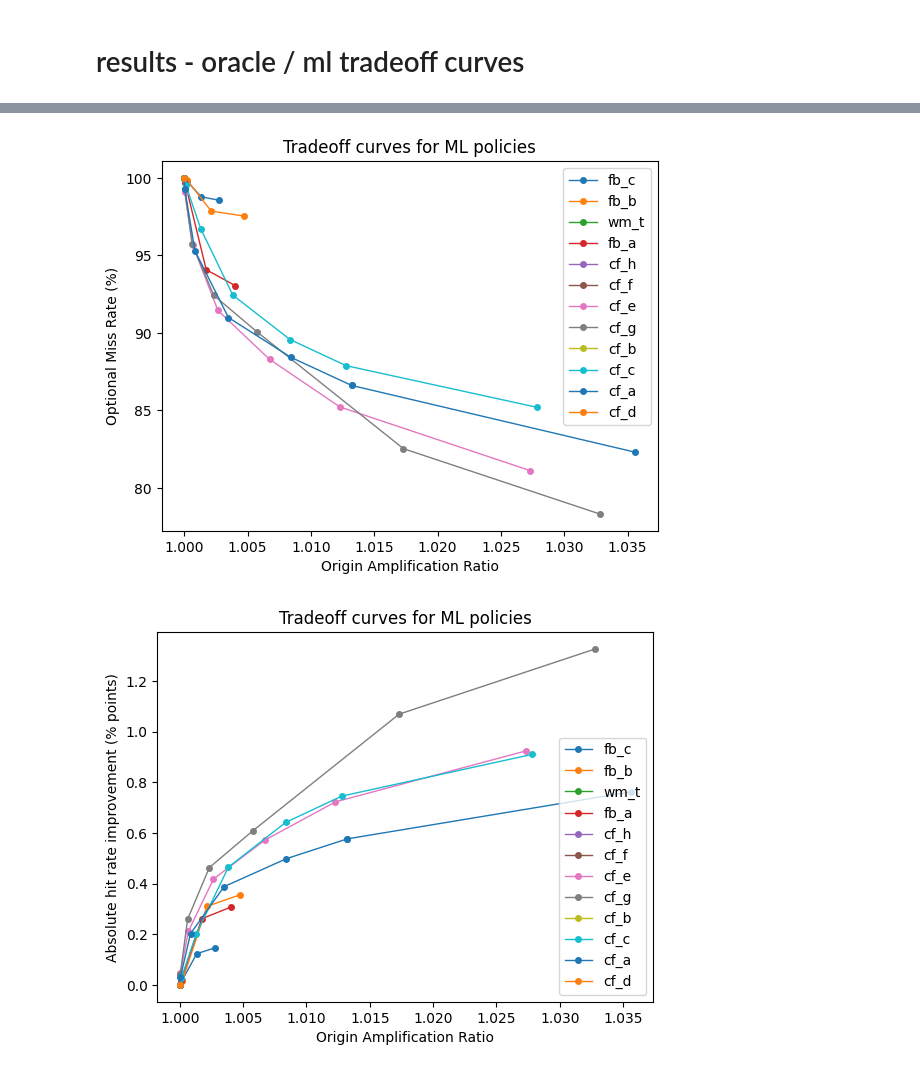
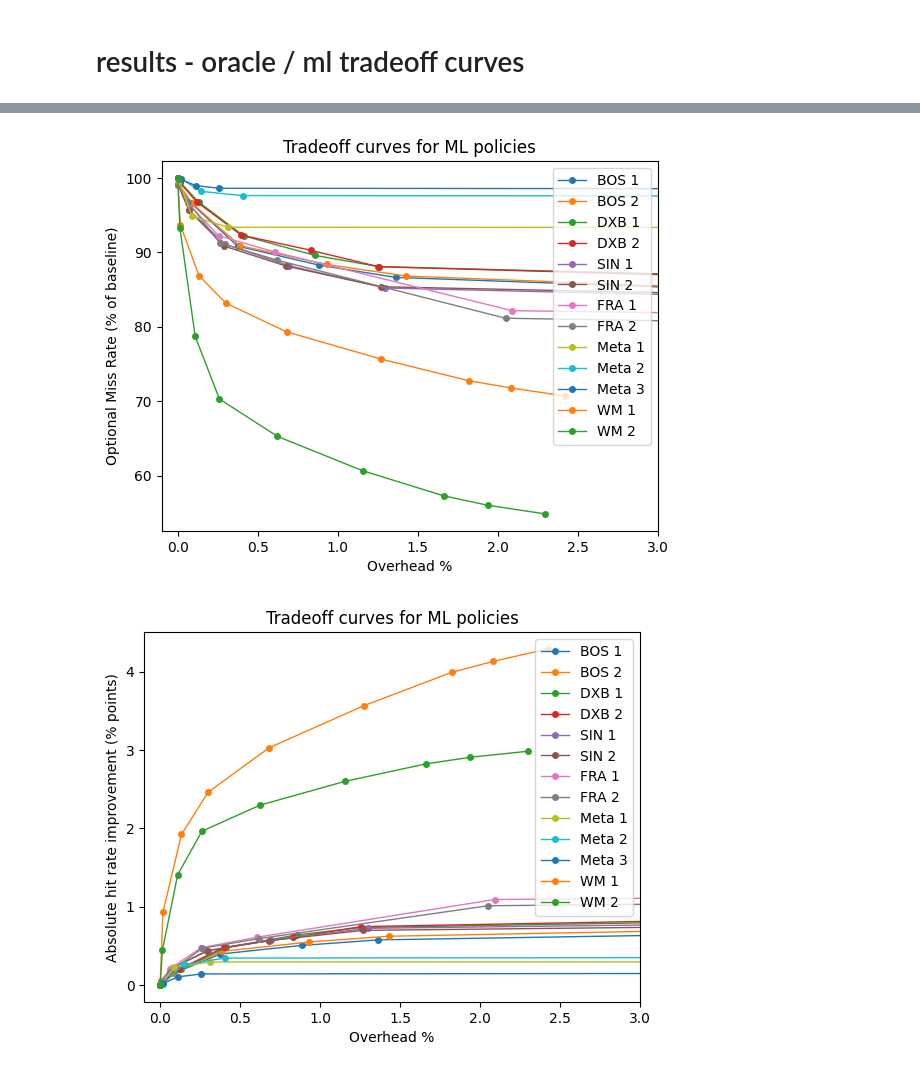
Before and after one commit to IsaacKhor/speculative_revalidation, a Jupyter notebook: analysis/_figs.ipynb, the cells around one changed output, grey strips where cells are left out. Cells and saved outputs as stored; diff of their text form; code cells hidden in the pictures.

```diff
--- a/analysis/_figs.ipynb
+++ b/analysis/_figs.ipynb
@@ -239,13 +252,13 @@ df.head()
 # %%
-oracledf = df[(df['mode'] == 'oracle') | (df['mode'] == 'never')][['in', 'mlthres', 'optmiss', 'amp_avg']]
-for i in oracledf['in'].unique():
-    nevermax = df[(df['mode'] == 'never') & (df['in'] == i)]['optmiss'].values[0]
+oracledf = df[(df['cache_type'] == 'lru') & ((df['mode'] == 'oracle') | (df['mode'] == 'never'))]
+for i in sorted(oracledf['in'].unique()):
+    nevermax = df[(df['mode'] == 'never') & (df['in'] == i) & (df['cache_type'] == 'lru')]['optmiss'].values[0]
     subset = oracledf[oracledf['in'] == i].sort_values(by='amp_avg')
-    subset = subset[subset['amp_avg'] < 1.6]
-    plt.plot(subset['amp_avg'], subset['optmiss'] / nevermax * 100, marker='o', ms=4, linewidth=1, label=i)
+    plt.plot((subset['amp_avg'] - 1) * 100, subset['optmiss'] / nevermax * 100, marker='o', ms=4, linewidth=1, label=i)
+plt.xlim(-0.5, 16)
 plt.legend()
 plt.title('Tradeoff curves for oracle-n policies')
-plt.xlabel('Origin Amplification Ratio')
+plt.xlabel('Overhead Ratio')
 plt.ylabel('Optional Miss Rate (%)')
 plt.savefig('../paper/figs/oracle_tradeoff.png')
 # %% [output]
@@ -253,29 +284,31 @@ plt.savefig('../paper/figs/oracle_tradeoff.png')
 # %%
-mldf = df[(df['mode'] == 'ml') | (df['mode'] == 'never')][['in', 'mlthres', 'optmiss', 'amp_avg']]
-for i in mldf['in'].unique():
-    nevermax = df[(df['mode'] == 'never') & (df['in'] == i)]['optmiss'].values[0]
+mldf = df[((df['mode'] == 'ml') | (df['mode'] == 'never')) & (df['cache_type'] == 'lru')][['in', 'trace', 'mlthres', 'optmiss', 'amp_avg']]
+for i in sorted(mldf['in'].unique()):
+    trace = rename_tbl.get(i, i)
+    nevermax = df[(df['mode'] == 'never') & (df['in'] == i) & (df['cache_type'] == 'lru')]['optmiss'].values[0]
     subset = mldf[mldf['in'] == i].sort_values(by='amp_avg')
-    subset = subset[subset['amp_avg'] < 1.1]
-    plt.plot(subset['amp_avg'], subset['optmiss'] / nevermax * 100, marker='o', ms=4, linewidth=1, label=i)
-plt.legend()
+    plt.plot((subset['amp_avg'] - 1) * 100, subset['optmiss'] / nevermax * 100, marker='o', ms=4, linewidth=1, label=trace)
+plt.xlim(-0.1, 3)
+plt.legend(loc='upper right')
 plt.title('Tradeoff curves for ML policies')
-plt.xlabel('Origin Amplification Ratio')
-plt.ylabel('Optional Miss Rate (%)')
+plt.xlabel('Overhead %')
+plt.ylabel('Optional Miss Rate (% of baseline)')
 plt.savefig('../paper/figs/ml_tradeoff_norm.png')
 # %% [output]
-[figure, old version]
+[figure, new version]
 # %%
-mldf = df[(df['mode'] == 'ml') | (df['mode'] == 'never')][['in', 'mlthres', 'optmiss', 'amp_avg']]
-for i in mldf['in'].unique():
-    nevermax = df[(df['mode'] == 'never') & (df['in'] == i)]['optmiss'].values[0]
+mldf = df[((df['mode'] == 'ml') | (df['mode'] == 'never')) & (df['cache_type'] == 'lru')][['in', 'trace', 'mlthres', 'optmiss', 'amp_avg']]
+for i in sorted(mldf['in'].unique()):
+    trace = rename_tbl.get(i, i)
+    nevermax = df[(df['mode'] == 'never') & (df['in'] == i) & (df['cache_type'] == 'lru')]['optmiss'].values[0]
     subset = mldf[mldf['in'] == i].sort_values(by='amp_avg')
-    subset = subset[subset['amp_avg'] < 1.1]
-    plt.plot(subset['amp_avg'], nevermax - subset['optmiss'], marker='o', ms=4, linewidth=1, label=i)
+    plt.plot((subset['amp_avg'] - 1) * 100, nevermax - subset['optmiss'], marker='o', ms=4, linewidth=1, label=trace)
 plt.legend()
+plt.xlim(-0.1, 3)
 plt.title('Tradeoff curves for ML policies')
-plt.xlabel('Origin Amplification Ratio')
+plt.xlabel('Overhead %')
 plt.ylabel('Absolute hit rate improvement (% points)')
 plt.savefig('../paper/figs/ml_tradeoff_abs.png')
 # %% [output]
-[figure, old version]
+[figure, new version]
 # %%
```
Also changed, not shown: parts of 20 cells of this notebook, 44 other files.
